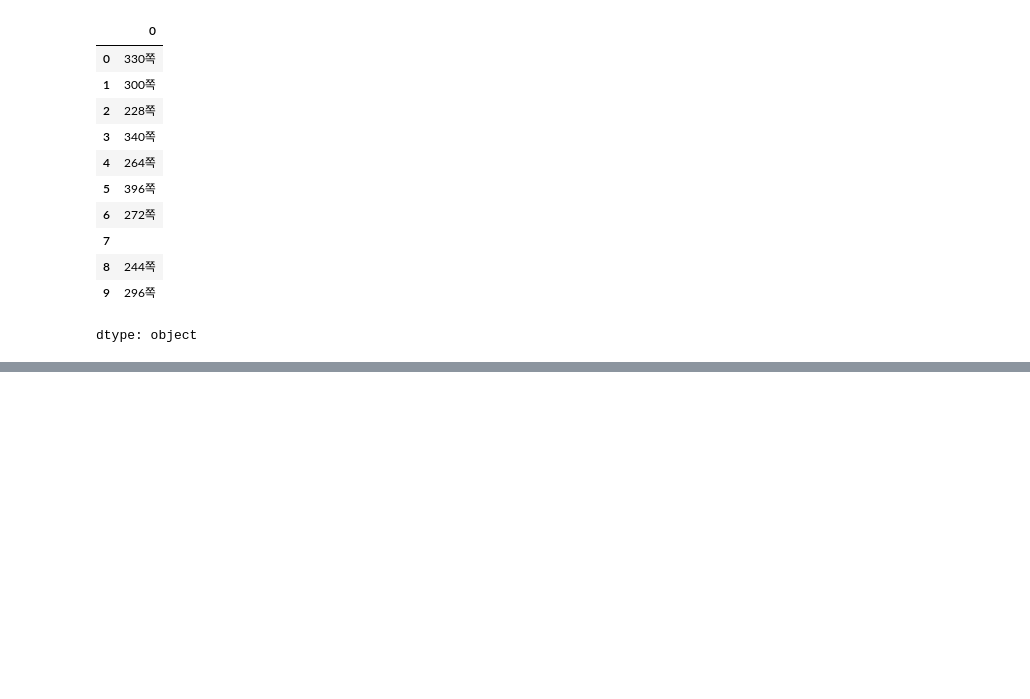
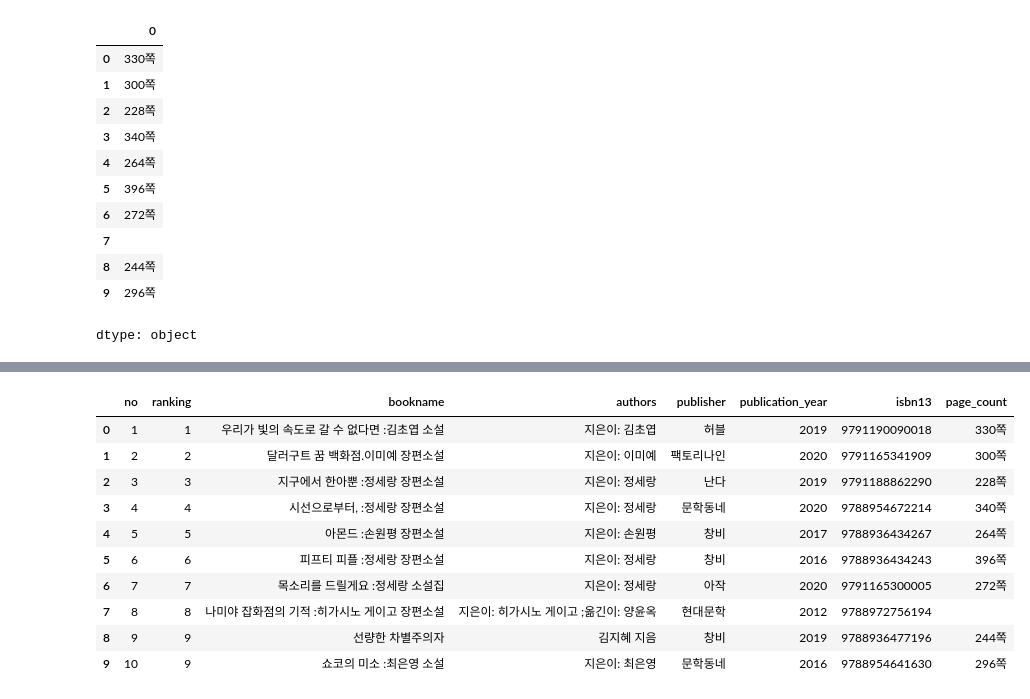
Before and after one commit to hyeonn-06/data_analysis, a Jupyter notebook: ch02_2.ipynb, the cells around one changed output, grey strips where cells are left out. Drawn from its saved outputs; the diff is of its cells as text; code cells hidden in the pictures; blank space fills up the shorter version.

```diff
--- a/ch02_2.ipynb
+++ b/ch02_2.ipynb
@@ -232,3 +232,7 @@ page_count
 | 8 | 244쪽 |
 | 9 | 296쪽 |
 dtype: object
+# %%
+print(type(page_count))
+page_count.name = 'page_count'
+page_count
@@ -234,0 +253,15 @@ dtype: object
+# %%
+top10_with_page_count = pd.merge(top10_books, page_count, left_index=True, right_index=True)
+top10_with_page_count
+# %% [output]
+|  | no | ranking | bookname | authors | publisher | publication_year | isbn13 | page_count |
+| 0 | 1 | 1 | 우리가 빛의 속도로 갈 수 없다면 :김초엽 소설 | 지은이: 김초엽 | 허블 | 2019 | 9791190090018 | 330쪽 |
+| 1 | 2 | 2 | 달러구트 꿈 백화점.이미예 장편소설 | 지은이: 이미예 | 팩토리나인 | 2020 | 9791165341909 | 300쪽 |
+| 2 | 3 | 3 | 지구에서 한아뿐 :정세랑 장편소설 | 지은이: 정세랑 | 난다 | 2019 | 9791188862290 | 228쪽 |
+| 3 | 4 | 4 | 시선으로부터, :정세랑 장편소설 | 지은이: 정세랑 | 문학동네 | 2020 | 9788954672214 | 340쪽 |
+| 4 | 5 | 5 | 아몬드 :손원평 장편소설 | 지은이: 손원평 | 창비 | 2017 | 9788936434267 | 264쪽 |
+| 5 | 6 | 6 | 피프티 피플 :정세랑 장편소설 | 지은이: 정세랑 | 창비 | 2016 | 9788936434243 | 396쪽 |
+| 6 | 7 | 7 | 목소리를 드릴게요 :정세랑 소설집 | 지은이: 정세랑 | 아작 | 2020 | 9791165300005 | 272쪽 |
+| 7 | 8 | 8 | 나미야 잡화점의 기적 :히가시노 게이고 장편소설 | 지은이: 히가시노 게이고 ;옮긴이: 양윤옥 | 현대문학 | 2012 | 9788972756194 |  |
+| 8 | 9 | 9 | 선량한 차별주의자 | 김지혜 지음 | 창비 | 2019 | 9788936477196 | 244쪽 |
+| 9 | 10 | 9 | 쇼코의 미소 :최은영 소설 | 지은이: 최은영 | 문학동네 | 2016 | 9788954641630 | 296쪽 |
```
Also changed, not shown: parts of 2 cells of this notebook.
